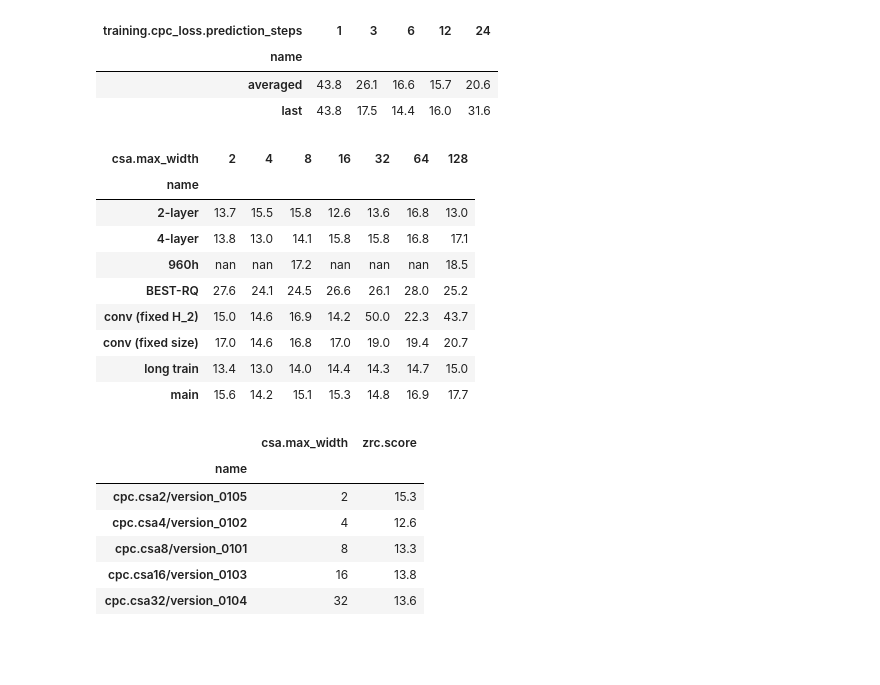
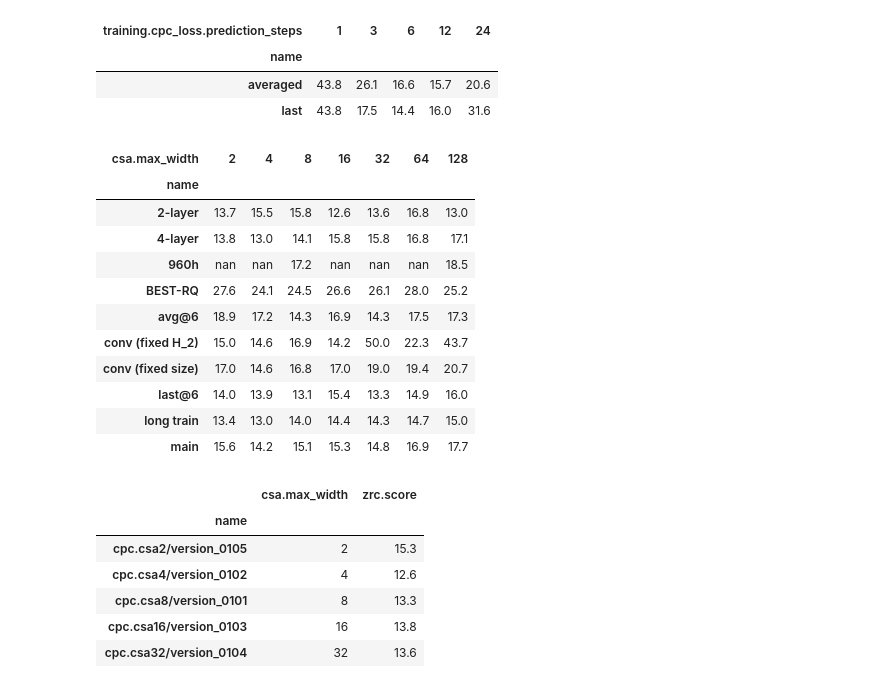
Before and after one commit to sdrobert/scpc, a Jupyter notebook: scripts/analyze.ipynb, the cells around one changed output. Drawn from its saved outputs; the diff is of its cells as text; code cells hidden in the pictures; blank space fills up the shorter version.

```diff
--- a/scripts/analyze.ipynb
+++ b/scripts/analyze.ipynb
@@ -132,8 +130,8 @@ df['sbyc'] = df.agg("{0[zrc.subset]}-{0[zrc.context_mode]}".format, axis=1)
 plot = (
     so.Plot(df, x="csa.max_width", y="zrc.score", color="zrc.context_mode", marker="cvo", fill='dvt', group='sbyc')
     .facet("zrc.speaker_mode")
-    .limit(y=(0, 0.26))
-    .add(so.Dot(pointsize=5), so.Agg())
+    .limit(y=(0.05, 0.26))
+    .add(so.Dot(pointsize=7), so.Agg())
     .add(so.Range(), so.Est(errorbar="se"), legend=False)  # 1 standard error
     # .add(so.Line(marker=None), so.PolyFit())  # misleading?
     .scale(
@@ -148,17 +146,32 @@ plot = (
             .label(like='.0%')
         ),
     )
-    .label(x="context width", y="ABX error rate", color="phoneme context", marker="partition", fill="")
+    .label(x="width", y="ABX error rate")
     .on(fig)
 )
 
-plot.plot()
+plotter = plot.plot()
 
-leg = fig.legends[0]
-bb = leg.get_bbox_to_anchor().transformed(fig.axes[0].transAxes.inverted())
-bb.x0 -= 1.65
-bb.y0 -= .74
-leg.set_bbox_to_anchor(bb, transform=fig.axes[0].transAxes)
+# for ax in fig.axes:
+#     box = ax.get_position()
+#     ax.set_position([box.x0 - box.width * 0.15, box.y0 + box.height * 0.13,
+#                     1.15 * box.width, box.height * 0.96])
+
+legend_contents = plotter._legend_contents
+fig.legends.pop(0)
+handles = []
+labels = []
+for i, legend_content in enumerate(legend_contents):
+    if i == 0:
+        loc, x = 'upper left', 0.15
+    elif i == 1:
+        loc, x = 'upper center', 0.52
+    else:
+        loc, x = 'upper right', 0.9
+    fig.legend(
+        legend_content[1], legend_content[2],
+        ncol=2, fontsize='x-small', loc='upper center', columnspacing=1,
+        handletextpad=0.1, bbox_to_anchor=(x, 0.25))
 
 fig.tight_layout()
 fig.savefig('../resources/libriabx_context_subset_phoneme.pdf')
@@ -371,35 +384,39 @@ row2names = {
     "long train": set(f'cpc.csa{w}/version_0012' for w in WIDTHS),
     "960h": set(f'cpc.csa{w}/version_0003' for w in WIDTHS),
     "2-layer": set(f'cpc.csa{w}/version_1001' for w in WIDTHS),
     "4-layer": set(f'cpc.csa{w}/version_1101' for w in WIDTHS),
     "conv (fixed size)": set(f"cpc.cconv{w}/version_0101" for w in WIDTHS),
     "conv (fixed H_2)": set(f"cpc.cconv{w}/version_0201" for w in WIDTHS),
     "BEST-RQ": set(f"bestrq.csa{w}/version_0101" for w in WIDTHS),
+    "last@6": set(f"cpc.csa{w}/version_0701" for w in WIDTHS),
+    "avg@6": set(f"cpc.csa{w}/version_0201" for w in WIDTHS),
 }
 name2row = dict()
 for row, names in row2names.items():
     name2row.update((name, row) for name in names)
 
 df = filter_data_equal(dfz, {"zrc.granularity": "phoneme"})
 df = filter_data_in(df, {'name': set(name2row)}).copy()
 
 df['csa.max_width'] = df['csa.max_width'].where(~df['csa.max_width'].isna(), df['cconv.kernel_size']).astype('int')
 
 df['name'] = df['name'].cat.remove_unused_categories().apply(lambda x: name2row[x])
 
 
 df = pd.pivot_table(df, values='zrc.score', columns='csa.max_width', index='name')
 
 (df * 100).style.format(precision=1)
 # %% [output]
 | csa.max_width | 2 | 4 | 8 | 16 | 32 | 64 | 128 |
 | name |  |  |  |  |  |  |  |
 | 2-layer | 13.7 | 15.5 | 15.8 | 12.6 | 13.6 | 16.8 | 13.0 |
 | 4-layer | 13.8 | 13.0 | 14.1 | 15.8 | 15.8 | 16.8 | 17.1 |
 | 960h | nan | nan | 17.2 | nan | nan | nan | 18.5 |
 | BEST-RQ | 27.6 | 24.1 | 24.5 | 26.6 | 26.1 | 28.0 | 25.2 |
+| avg@6 | 18.9 | 17.2 | 14.3 | 16.9 | 14.3 | 17.5 | 17.3 |
 | conv (fixed H_2) | 15.0 | 14.6 | 16.9 | 14.2 | 50.0 | 22.3 | 43.7 |
 | conv (fixed size) | 17.0 | 14.6 | 16.8 | 17.0 | 19.0 | 19.4 | 20.7 |
+| last@6 | 14.0 | 13.9 | 13.1 | 15.4 | 13.3 | 14.9 | 16.0 |
 | long train | 13.4 | 13.0 | 14.0 | 14.4 | 14.3 | 14.7 | 15.0 |
 | main | 15.6 | 14.2 | 15.1 | 15.3 | 14.8 | 16.9 | 17.7 |
 # %%
```
Also changed, not shown: parts of 1 cell of this notebook, 6 other files.
